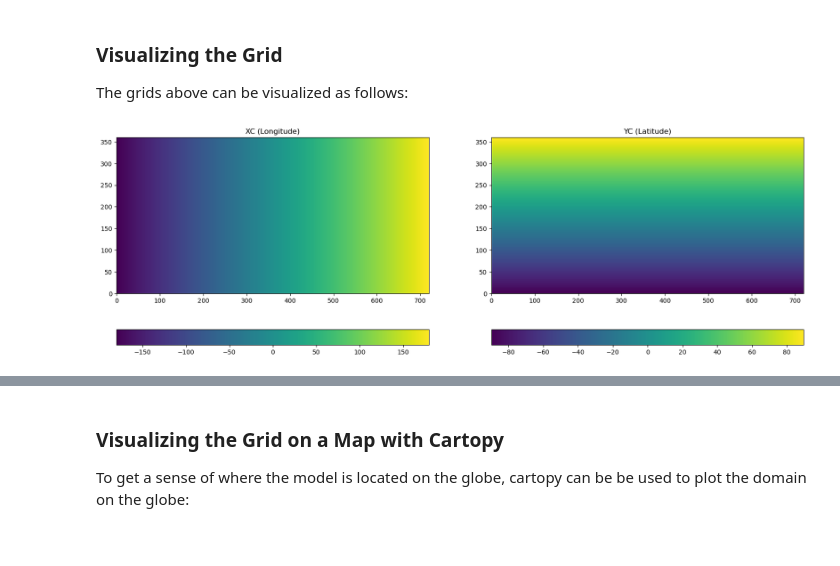
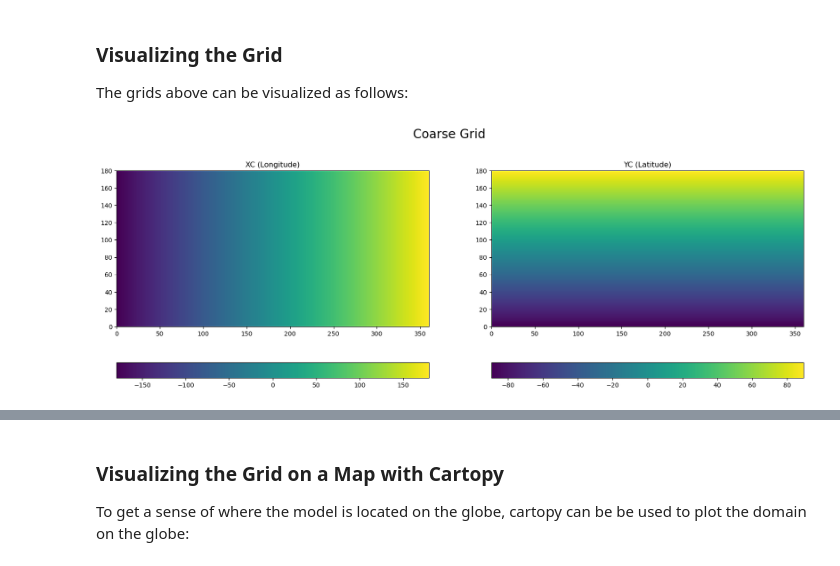
Before and after one commit to tparker1/cs185c_fall2024, a Jupyter notebook: Project/notebooks/9-1 Creating Model Grid.ipynb, the cells around one changed output, grey strips where cells are left out. Cells and saved outputs as stored; diff of their text form; code cells hidden in the pictures.

```diff
--- a/Project/notebooks/9-1 Creating Model Grid.ipynb
+++ b/Project/notebooks/9-1 Creating Model Grid.ipynb
@@ -49,0 +41,27 @@ tot cels: 259200
+# %%
+import numpy as np
+import matplotlib.pyplot as plt
+import cartopy.crs as ccrs
+
+# COARSE GRID PARAMS
+delX_coarse, delY_coarse = 1, 1
+n_cols_coarse, n_rows_coarse = 360, 180
+
+# MED GRID PARAMS
+delX_med, delY_med = 1/2, 1/2
+n_cols_med, n_rows_med = 720, 360
+
+xgOrigin, ygOrigin = -180, -90
+
+# Generate Coarse Grid
+xc_coarse = np.arange(xgOrigin + delX_coarse / 2, xgOrigin + n_cols_coarse * delX_coarse + delX_coarse / 2, delX_coarse)
+yc_coarse = np.arange(ygOrigin + delY_coarse / 2, ygOrigin + n_rows_coarse * delY_coarse + delY_coarse / 2, delY_coarse)
+XC_coarse, YC_coarse = np.meshgrid(xc_coarse, yc_coarse)
+
+# Generate Medium Grid
+xc_med = np.arange(xgOrigin + delX_med / 2, xgOrigin + n_cols_med * delX_med + delX_med / 2, delX_med)
+yc_med = np.arange(ygOrigin + delY_med / 2, ygOrigin + n_rows_med * delY_med + delY_med / 2, delY_med)
+XC_med, YC_med = np.meshgrid(xc_med, yc_med)
+
+print(f'Coarse Grid -\nnum rows: {n_rows_coarse}\nnum cols: {n_cols_coarse}\ntot cels: {n_rows_coarse*n_cols_coarse}')
+print(f'\nMedium Grid -\nnum rows: {n_rows_med}\nnum cols: {n_cols_med}\ntot cels: {n_rows_med*n_cols_med}')
@@ -53,19 +81,22 @@ The grids above can be visualized as follows:
 # %%
 # make a plot of XC and YC
 plt.figure(figsize=(20,7))
 
+
 plt.subplot(1,2,1)
-C = plt.pcolormesh(XC)
+C = plt.pcolormesh(XC_coarse)
 plt.colorbar(C, orientation = 'horizontal')
 plt.title('XC (Longitude)')
 plt.gca().set_aspect('equal', adjustable='box')
 
 plt.subplot(1,2,2)
-C = plt.pcolormesh(YC)
+C = plt.pcolormesh(YC_coarse)
 plt.colorbar(C, orientation = 'horizontal')
 plt.title('YC (Latitude)')
 plt.gca().set_aspect('equal', adjustable='box')
 
+plt.suptitle('Coarse Grid', fontsize=20)
+
 plt.show()
 # %% [output]
-[figure, old version]
+[figure, new version]
```
Also changed, not shown: parts of 9 cells of this notebook.
